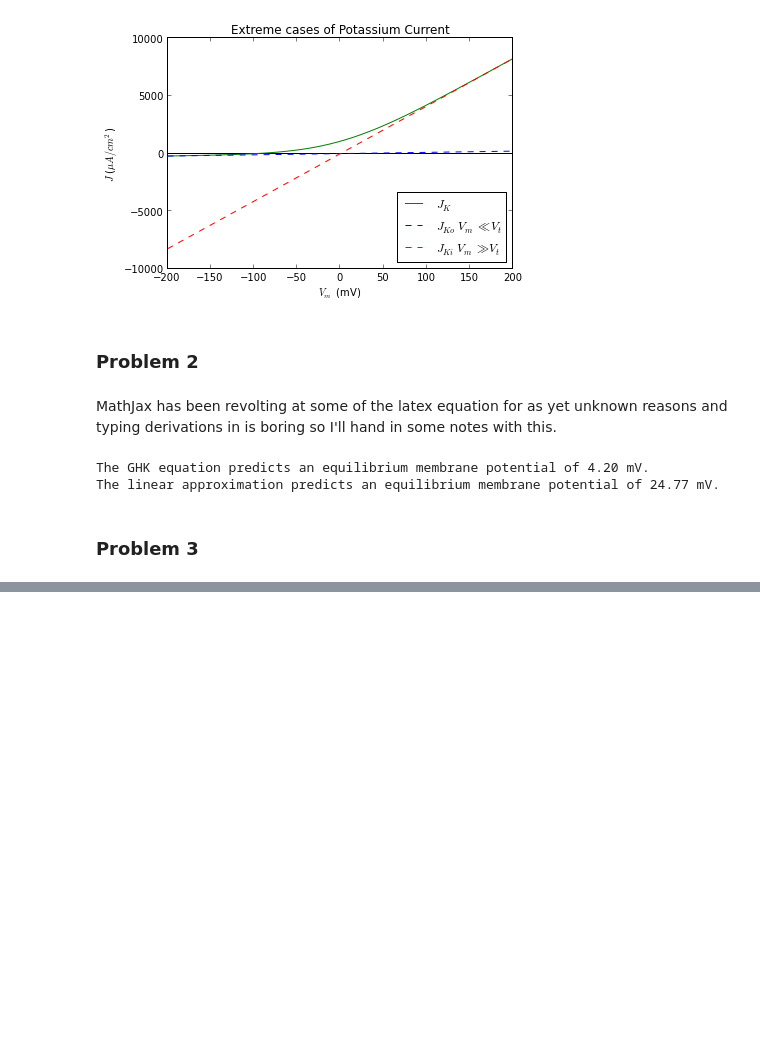
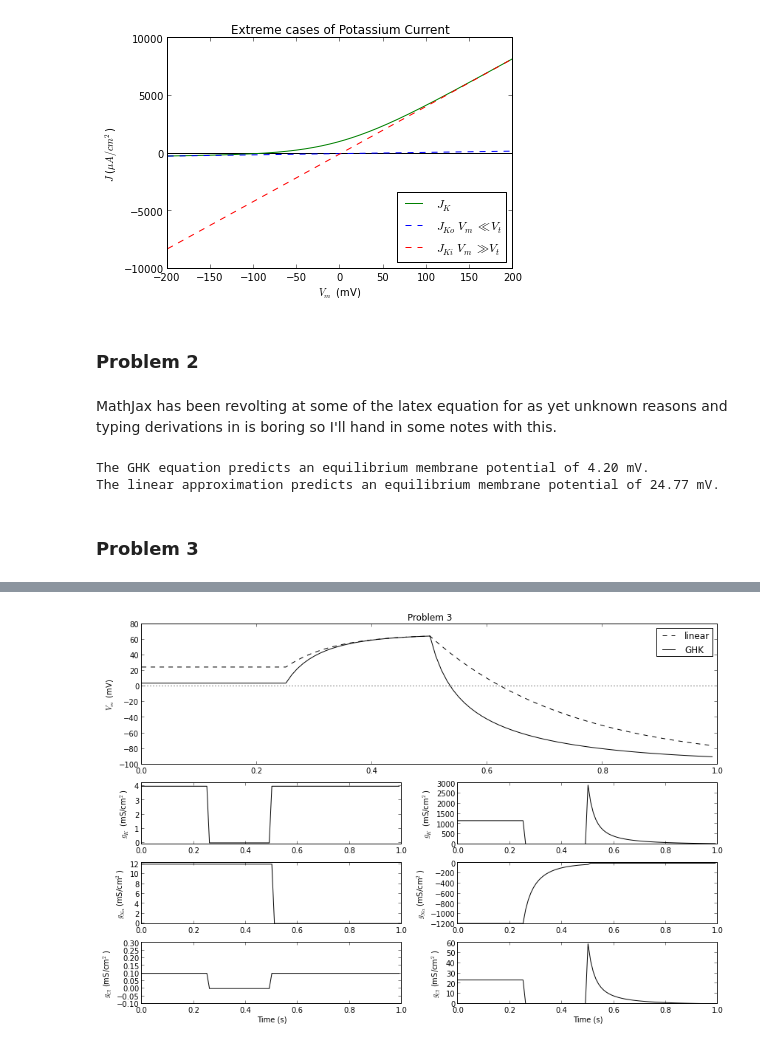
Before and after one commit to forrestsheldon/neurodynamics, a Jupyter notebook: week_1_GHK_dynamics.ipynb, the cells around one changed output, grey strips where cells are left out. Saved outputs shown, nothing was run; the diff lists cells and outputs as text; code cells hidden in the pictures; blank space fills up the shorter version.

Commit message:
Added problem 3

```diff
--- a/week_1_GHK_dynamics.ipynb
+++ b/week_1_GHK_dynamics.ipynb
@@ -220,47 +221,77 @@ t = sp.arange(0.0, 1.0, 0.01)
 
 ## Linear Approximation
 # Na+ is active for first 500 ms
-def g_Na_t(t): return g_Na * (t <= 0.5)
+def Na_active(t): return 1*(t <= 0.5)
 
 # K+ is active during first 250 ms and last 500 ms
-def g_K_t(t):  return g_K  * ((t <= 0.25) + (t >= 0.5))
+def K_active(t):  return 1*((t <= 0.25) + (t >= 0.5))
 
 # Cl- is active during first 250 ms and last 500 ms
-def g_Cl_t(t):  return g_Cl  * ((t <= 0.25) + (t >= 0.5))
+def Cl_active(t):  return 1*((t <= 0.25) + (t >= 0.5))
+
+def GHK_K(membrane_pot): return ghk_current(1, P_K, C_K_o, C_K_i, membrane_pot)
+
+def GHK_Na(membrane_pot): return ghk_current(1, P_Na, C_Na_o, C_Na_i, membrane_pot)
+
+def GHK_Cl(membrane_pot): return ghk_current(-1, P_Cl, C_Cl_o, C_Cl_i, membrane_pot)
 
 # Time derivative of V_m, as a function of t and V_m
 def dVmdt_lin(V_m, t):
-    return -1/C_m * (g_Na_t(t)*(V_m-E_Na) + g_K_t(t)*(V_m-E_K) + g_Cl_t(t)*(V_m-E_Cl))
+    return -1/C_m * (Na_active(t)*g_Na*(V_m-E_Na) + K_active(t)*g_K*(V_m-E_K) + Cl_active(t)*g_Cl*(V_m-E_Cl))
 
-V_m_lin = odeint(dVmdt_lin, V_r_lin, t)
+def dVmdt_ghk(V_m, t):
+    return -1/C_m * (Na_active(t)*GHK_Na(V_m) + K_active(t)*GHK_K(V_m) + Cl_active(t)*GHK_Cl(V_m))
+
+V_m_lin = odeint(dVmdt_lin, V_eq_lin, t).flatten()
+V_m_GHK = odeint(dVmdt_ghk, V_equil, t).flatten()
 
 
-plt.figure()
+fig3 = plt.figure(figsize = (12,8))
+ax0 = plt.subplot2grid((5,2), (0,0), rowspan=2, colspan=2)
+ax1 = plt.subplot2grid((5,2), (2,0))
+ax2 = plt.subplot2grid((5,2), (3,0))
+ax3 = plt.subplot2grid((5,2), (4,0))
+ax4 = plt.subplot2grid((5,2), (2,1))
+ax5 = plt.subplot2grid((5,2), (3,1))
+ax6 = plt.subplot2grid((5,2), (4,1))
 
-plt.subplot(2,1,1) # top 1/2 panel, V_m
-plt.plot(t, 0*t, 'k:')
+
+
+ax0.plot(t, 0*t, 'k:')
 # recommended style: be consistent! linear uses dashes, GHK uses solid lines
-plt.plot(t, V_m_lin, 'k--', label='linear')
-plt.ylabel('$V_m$ (mV)')
-plt.title('Problem 3');
-plt.legend(loc='upper right')
+ax0.plot(t, V_m_lin, 'k--', label='linear')
+ax0.plot(t, V_m_GHK, 'k-', label='GHK')
+ax0.set_ylabel('$V_m$ (mV)')
+ax0.set_title('Problem 3');
+ax0.legend(loc='upper right')
 
-plt.subplot(6,1,4) # bottom 4/6 panel, g_K
-plt.plot(t, g_K_t(t), color='black')
-plt.ylim(-0.1, g_K+0.2)
-plt.ylabel('$g_K$ (mS/cm$^2$)')
+ax1.plot(t, g_K*K_active(t), color='black')
+ax1.set_ylim(-0.1, g_K+0.2)
+ax1.set_ylabel('$g_K$ (mS/cm$^2$)')
 
-plt.subplot(6,1,5) # bottom 5/6 panel, g_Na
-plt.plot(t, g_Na_t(t), color='black')
-plt.ylim(-0.1, g_Na+0.2)
-plt.ylabel('$g_{Na}$ (mS/cm$^2$)')
+ax2.plot(t, g_Na*Na_active(t), color='black')
+ax2.set_ylim(-0.1, g_Na+0.2)
+ax2.set_ylabel('$g_{Na}$ (mS/cm$^2$)')
 
-plt.subplot(6,1,6) # bottom 6/6 panel, g_Cl
-plt.plot(t, g_Cl_t(t), color='black')
-plt.ylim(-0.1, g_Cl+0.2)
-plt.ylabel('$g_{Cl}$ (mS/cm$^2$)')
+ax3.plot(t, g_Cl*Cl_active(t), color='black')
+ax3.set_ylim(-0.1, g_Cl+0.2)
+ax3.set_ylabel('$g_{Cl}$ (mS/cm$^2$)')
 
-plt.xlabel('Time (s)')
+ax3.set_xlabel('Time (s)')
 
-plt.show()
+ax4.plot(t, K_active(t)*GHK_K(V_m_GHK), color='black')
+
+ax4.set_ylabel('$g_K$ (mS/cm$^2$)')
+
+ax5.plot(t, Na_active(t)*GHK_Na(V_m_GHK), color='black')
+
+ax5.set_ylabel('$g_{Na}$ (mS/cm$^2$)')
+
+ax6.plot(t, Cl_active(t)*GHK_Cl(V_m_GHK), color='black')
+
+ax6.set_ylabel('$g_{Cl}$ (mS/cm$^2$)')
+
+ax6.set_xlabel('Time (s)')
+
+fig3.tight_layout()
 # %% [output]
@@ -267,0 +298 @@ NameError: name 'V_r_lin' is not defined
+[figure, added]
```
Also changed, not shown: parts of 2 cells of this notebook.
